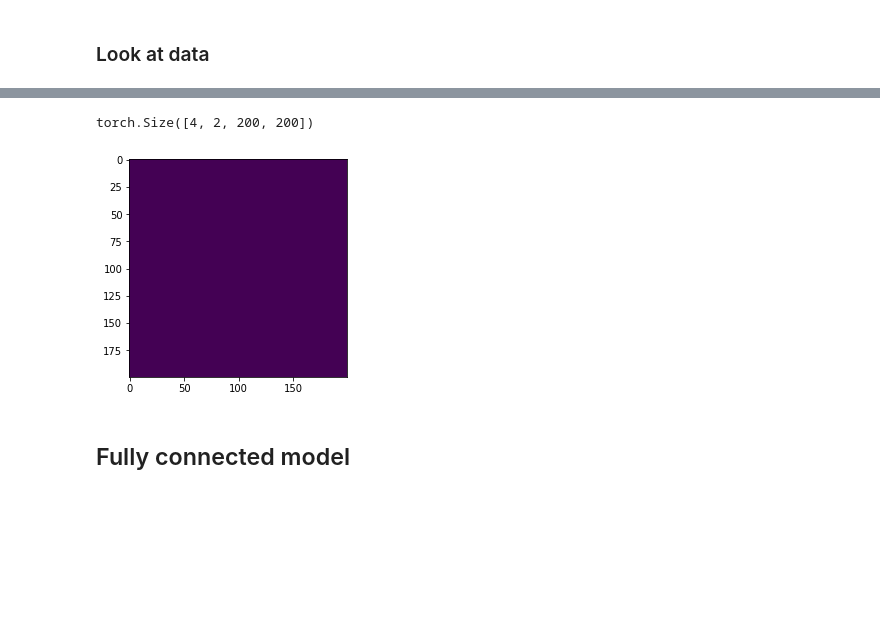
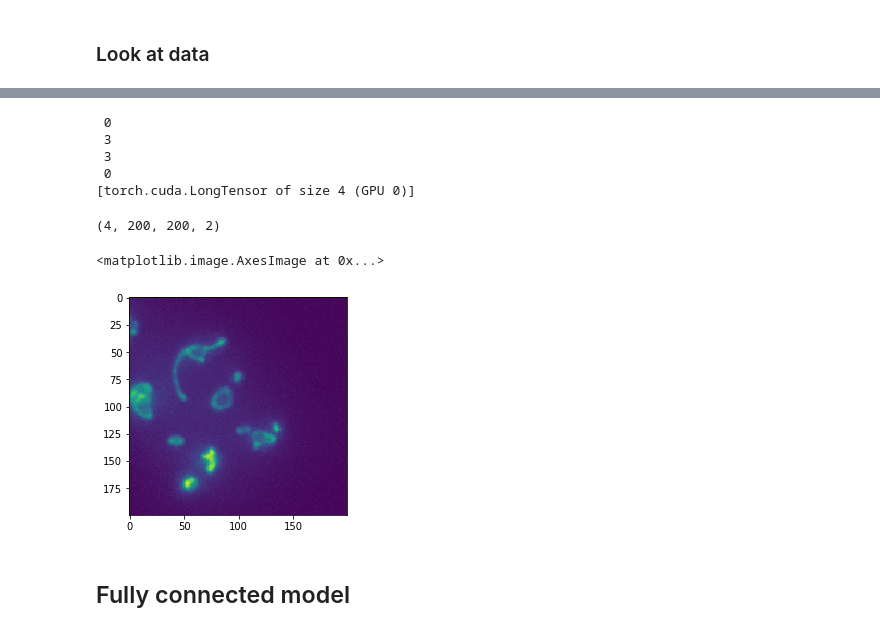
Before and after one commit to WMAPernice/Test_dev, a Jupyter notebook: YNet_dev/l7-cifar10_w1-yeast_v1.ipynb, the cells around one changed output, grey strips where cells are left out. Drawn from its saved outputs; the diff is of its cells as text; code cells hidden in the pictures; blank space fills up the shorter version.

Commit message:
transforms and datasets

```diff
--- a/YNet_dev/l7-cifar10_w1-yeast_v1.ipynb
+++ b/YNet_dev/l7-cifar10_w1-yeast_v1.ipynb
@@ -17,21 +16,9 @@ os.makedirs(PATH,exist_ok=True)
-# %%
-classes = ('WT', 'mfb1KO')
-
-stats = {1: ([0.02111, 0.00453], [0.00149, 0.00161]), 0: ([0.0211, 0.0045], [0.00149, 0.00129])}
-
-
-
-
-
-# stats = (np.array([0.02171638, 0.00451]), np.array([0.0016155,  0.00146062])) #calculated for yeast_v2
-
-# stats = (np.array([ 0.4914 ,  0.48216,  0.44653]), np.array([ 0.24703,  0.24349,  0.26159]))
 # %%
 def get_data(sz,bs):
-#     tfms = tfms_from_stats(stats, sz, aug_tfms=[RandomFlip()], pad=sz//8)
-    tfms = tfms_from_stats(stats, sz, aug_tfms=[RandomDihedral()], pad=sz//8) #even without transformations and padding -> failure
-#     tfms = tfms_from_stats(stats, sz)
-    return ImageClassifierData.from_paths(PATH, val_name='test', tfms=tfms, bs=bs)
+    # load stats dictionary
+    with open('./norm_stats.dict','rb') as file:
+        stats = pickle.load(file)
+    return ImageClassifierData.from_paths_and_stats(stats,sz,PATH, val_name='test',bs=bs)
 
 ### the eventual sub-function of ImageClassifierData (read_dirs) expects subdirectories for each class:
 ### e.g. all "test/cat.png" images should be in a "cat" folder.
@@ -46,0 +27,3 @@ AssertionError: please provide transformations for your train and validation set
+# %%
+batch_size = 4
+data = get_data(200, batch_size)
@@ -68,11 +40,22 @@ AttributeError: 'Normalize' object has no attribute 'm'
-# %%
-print(x.shape)
-# %% [output]
-torch.Size([4, 2, 200, 200])
+# %%
+print(y)
+# %% [output]
+ 0
+ 3
+ 3
+ 0
+[torch.cuda.LongTensor of size 4 (GPU 0)]
 # %%
-plt.imshow(data.trn_ds.denorm(x)[3,:,:,1]); #denorm function called has a rollaxis() hence indexing changes.
+imdenorm = data.trn_ds.denorm(x, 1) #denorm function called has a rollaxis() hence indexing changes.
-# %% [output]
-[figure, removed]
+# %%
+imdenorm.shape
+# %% [output]
+(4, 200, 200, 2)
+# %%
+plt.imshow(imdenorm[0,:,:,1])
+# %% [output]
+<matplotlib.image.AxesImage at 0x...>
+[figure, added]
 # %% [markdown]
 ## Fully connected model
 # %%
```
Also changed, not shown: parts of 15 cells of this notebook, 6 other files.
